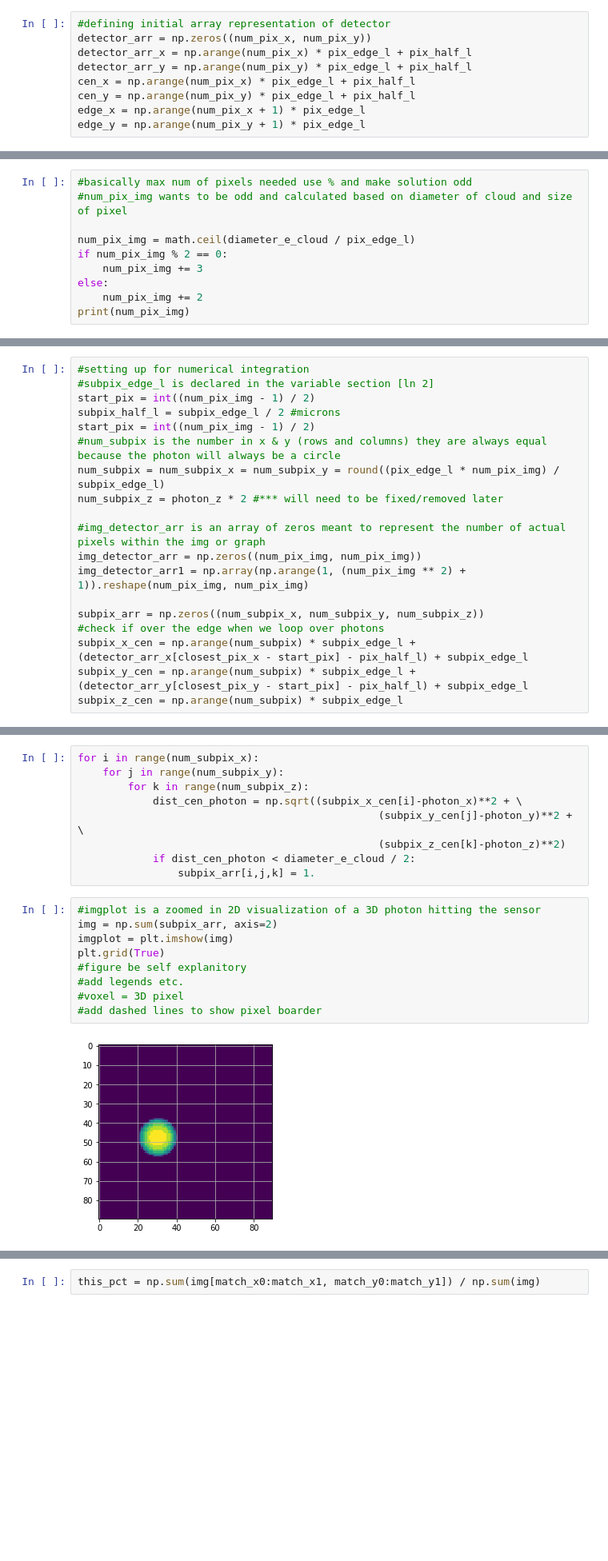
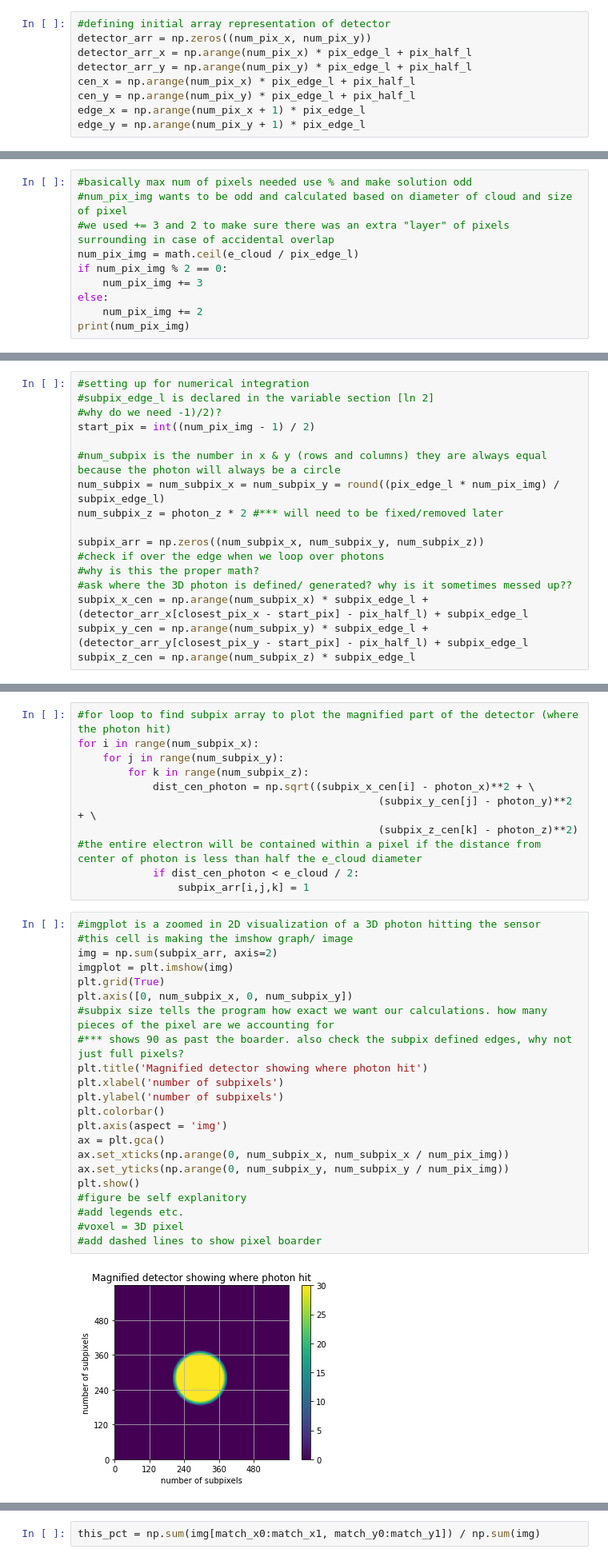
Before and after one commit to rfitzg/CFA-REU2020-FitzGerald, a Jupyter notebook: DetectorProject.ipynb, the cells around one changed output, grey strips where cells are left out. Shown: that part at 80% size. Cells and saved outputs as stored; diff of their text form; blank space fills up the shorter version.

```diff
--- a/DetectorProject.ipynb
+++ b/DetectorProject.ipynb
@@ -64,8 +67,8 @@ closest pixel's center in microns: [472.5, 682.5]
 # %%
 #basically max num of pixels needed use % and make solution odd
 #num_pix_img wants to be odd and calculated based on diameter of cloud and size of pixel
-
-num_pix_img = math.ceil(diameter_e_cloud / pix_edge_l)
+#we used += 3 and 2 to make sure there was an extra "layer" of pixels surrounding in case of accidental overlap
+num_pix_img = math.ceil(e_cloud / pix_edge_l)
 if num_pix_img % 2 == 0:
     num_pix_img += 3
 else:
@@ -76,19 +79,17 @@ print(num_pix_img)
 # %%
 #setting up for numerical integration
 #subpix_edge_l is declared in the variable section [ln 2]
+#why do we need -1)/2)?
 start_pix = int((num_pix_img - 1) / 2)
-subpix_half_l = subpix_edge_l / 2 #microns
-start_pix = int((num_pix_img - 1) / 2)
+
 #num_subpix is the number in x & y (rows and columns) they are always equal because the photon will always be a circle
 num_subpix = num_subpix_x = num_subpix_y = round((pix_edge_l * num_pix_img) / subpix_edge_l)
 num_subpix_z = photon_z * 2 #*** will need to be fixed/removed later
 
-#img_detector_arr is an array of zeros meant to represent the number of actual pixels within the img or graph
-img_detector_arr = np.zeros((num_pix_img, num_pix_img))
-img_detector_arr1 = np.array(np.arange(1, (num_pix_img ** 2) + 1)).reshape(num_pix_img, num_pix_img)
-
 subpix_arr = np.zeros((num_subpix_x, num_subpix_y, num_subpix_z))
 #check if over the edge when we loop over photons
-subpix_x_cen = np.arange(num_subpix) * subpix_edge_l + (detector_arr_x[closest_pix_x - start_pix] - pix_half_l) + subpix_edge_l
-subpix_y_cen = np.arange(num_subpix) * subpix_edge_l + (detector_arr_y[closest_pix_y - start_pix] - pix_half_l) + subpix_edge_l
-subpix_z_cen = np.arange(num_subpix) * subpix_edge_l
+#why is this the proper math?
+#ask where the 3D photon is defined/ generated? why is it sometimes messed up??
+subpix_x_cen = np.arange(num_subpix_x) * subpix_edge_l + (detector_arr_x[closest_pix_x - start_pix] - pix_half_l) + subpix_edge_l
+subpix_y_cen = np.arange(num_subpix_y) * subpix_edge_l + (detector_arr_y[closest_pix_y - start_pix] - pix_half_l) + subpix_edge_l
+subpix_z_cen = np.arange(num_subpix_z) * subpix_edge_l
@@ -111,23 +96,38 @@ print(img_detector_arr1)
 # %%
+#for loop to find subpix array to plot the magnified part of the detector (where the photon hit)
 for i in range(num_subpix_x):
     for j in range(num_subpix_y):
         for k in range(num_subpix_z):
-            dist_cen_photon = np.sqrt((subpix_x_cen[i]-photon_x)**2 + \
-                                                (subpix_y_cen[j]-photon_y)**2 + \
-                                                (subpix_z_cen[k]-photon_z)**2)
-            if dist_cen_photon < diameter_e_cloud / 2:
-                subpix_arr[i,j,k] = 1.
+            dist_cen_photon = np.sqrt((subpix_x_cen[i] - photon_x)**2 + \
+                                                (subpix_y_cen[j] - photon_y)**2 + \
+                                                (subpix_z_cen[k] - photon_z)**2)
+#the entire electron will be contained within a pixel if the distance from center of photon is less than half the e_cloud diameter
+            if dist_cen_photon < e_cloud / 2:
+                subpix_arr[i,j,k] = 1
 # %%
 #imgplot is a zoomed in 2D visualization of a 3D photon hitting the sensor
+#this cell is making the imshow graph/ image
 img = np.sum(subpix_arr, axis=2)
 imgplot = plt.imshow(img)
 plt.grid(True)
+plt.axis([0, num_subpix_x, 0, num_subpix_y])
+#subpix size tells the program how exact we want our calculations. how many pieces of the pixel are we accounting for
+#*** shows 90 as past the boarder. also check the subpix defined edges, why not just full pixels?
+plt.title('Magnified detector showing where photon hit')
+plt.xlabel('number of subpixels')
+plt.ylabel('number of subpixels')
+plt.colorbar()
+plt.axis(aspect = 'img')
+ax = plt.gca()
+ax.set_xticks(np.arange(0, num_subpix_x, num_subpix_x / num_pix_img))
+ax.set_yticks(np.arange(0, num_subpix_y, num_subpix_y / num_pix_img))
+plt.show()
 #figure be self explanitory
 #add legends etc.
 #voxel = 3D pixel
 #add dashed lines to show pixel boarder
 # %% [output]
-[figure, old version]
+[figure, new version]
 # %%
 np.sum(img)
 # %% [output]
```
Also changed, not shown: parts of 19 cells of this notebook.
